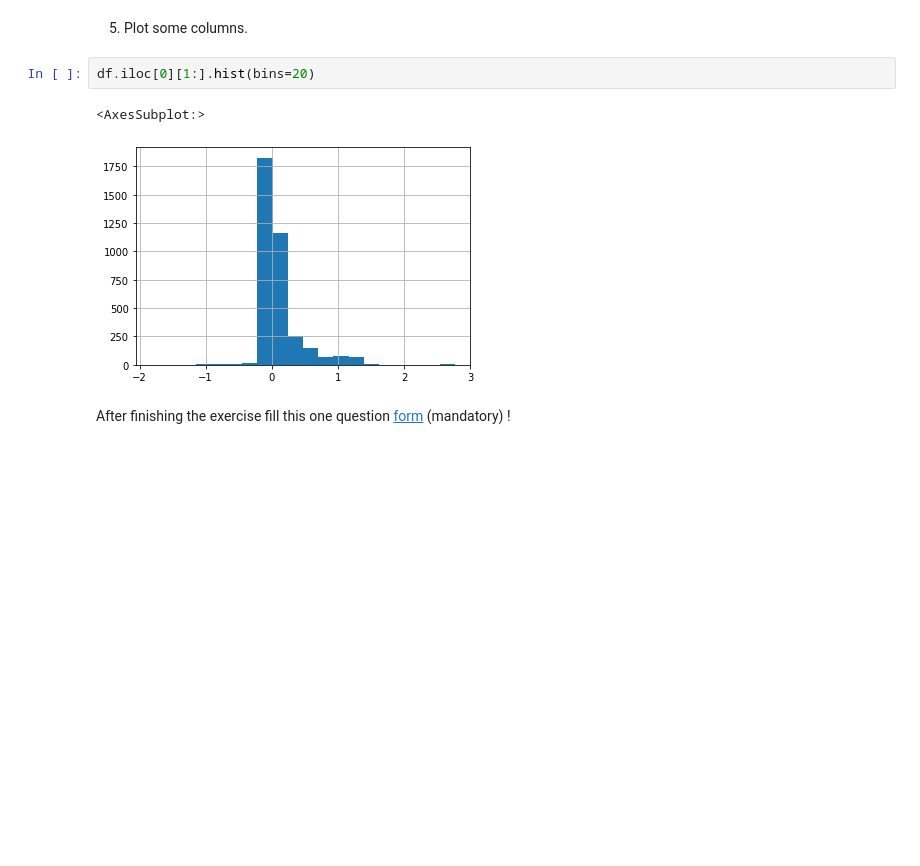
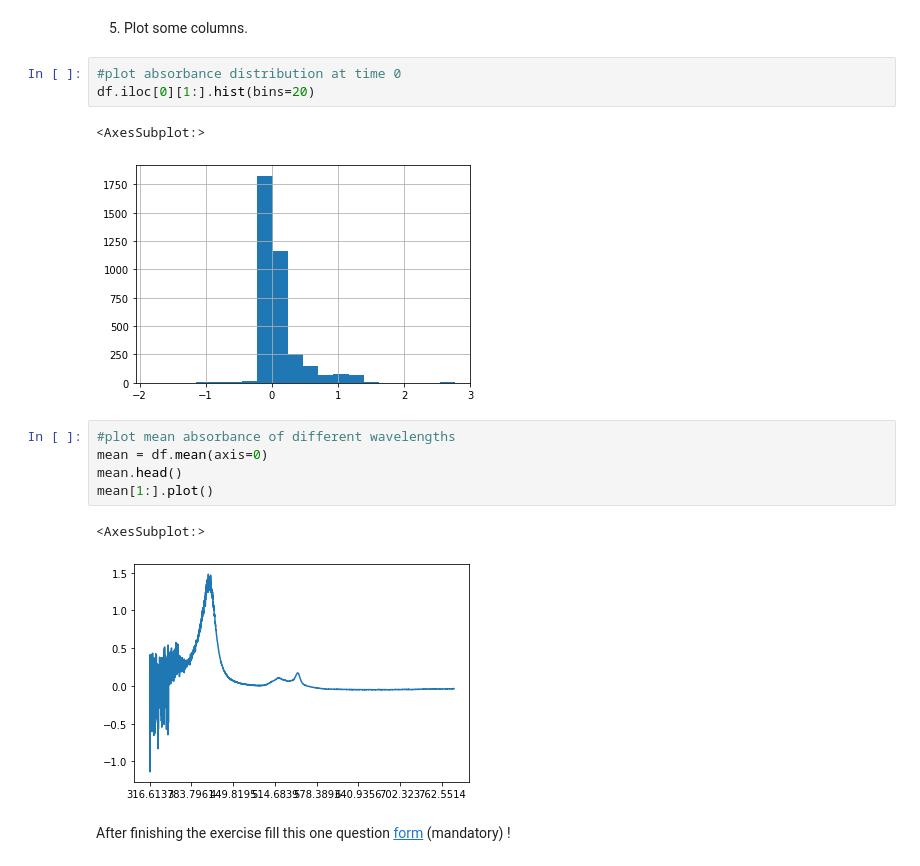
Before and after one commit to fabian819/DSF, a Jupyter notebook: 02_Intro_Pandas_Numpy.ipynb, the cells around one changed output. Cells and saved outputs as stored; diff of their text form; blank space fills up the shorter version.

```diff
--- a/02_Intro_Pandas_Numpy.ipynb
+++ b/02_Intro_Pandas_Numpy.ipynb
@@ -223,9 +223,18 @@ In the original file there are 3650 columns, but I dropped the first column. The
 # %% [markdown]
 5. Plot some columns.
 # %%
+#plot absorbance distribution at time 0
 df.iloc[0][1:].hist(bins=20)
 # %% [output]
 <AxesSubplot:>
 [figure]
+# %%
+#plot mean absorbance of different wavelengths
+mean = df.mean(axis=0)
+mean.head()
+mean[1:].plot()
+# %% [output]
+<AxesSubplot:>
+[figure, added]
 # %% [markdown]
 After finishing the exercise fill this one question [form](https://docs.google.com/forms/d/e/1FAIpQLSc1U9FGUqwizHwXZSf1dtGHwaGqyxjQuRxnhHYFPy1VUtrL4g/viewform?usp=sf_link) (mandatory) !
```
Also changed, not shown: parts of 1 cell of this notebook.
